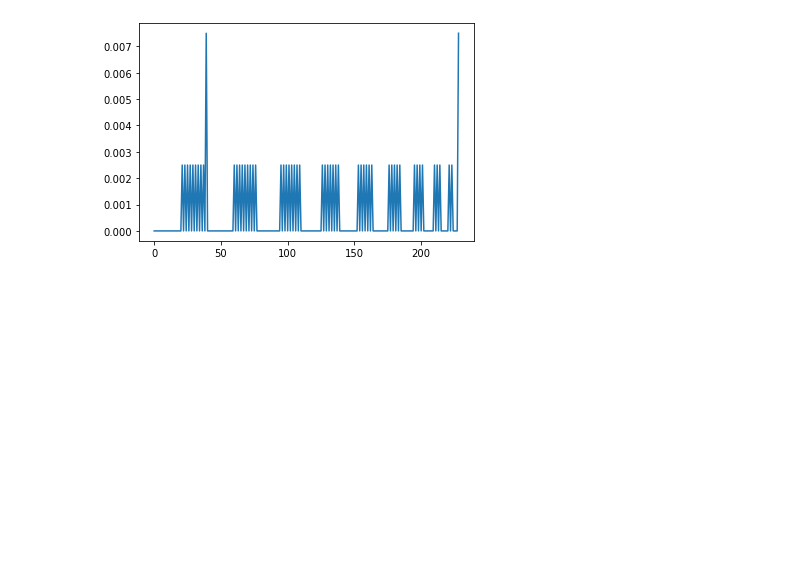
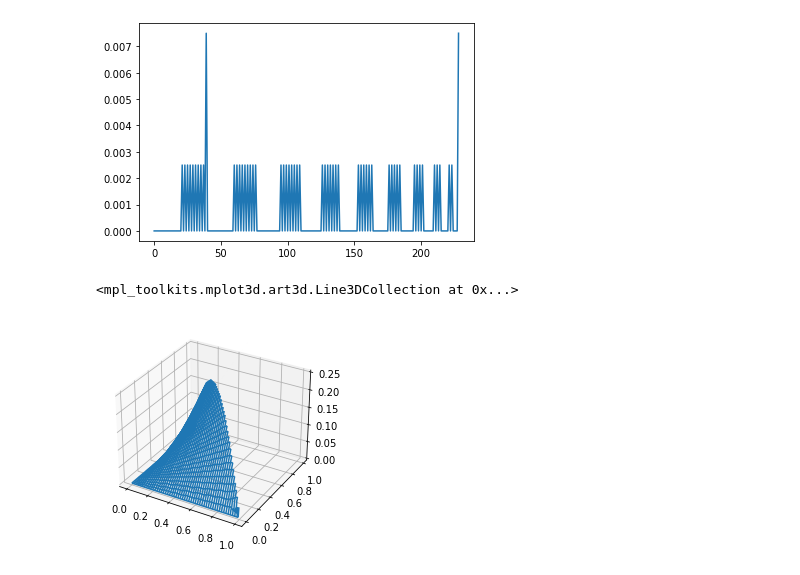
Before and after one commit to dvapan/picewise_linear_conditions, a Jupyter notebook: 2021-03-03-polynom-as-difference-of-convex.ipynb, the cells around one changed output. Drawn from its saved outputs; the diff is of its cells as text; code cells hidden in the pictures; blank space fills up the shorter version.

```diff
--- a/2021-03-03-polynom-as-difference-of-convex.ipynb
+++ b/2021-03-03-polynom-as-difference-of-convex.ipynb
@@ -153,7 +156,10 @@ xs = xs[mask]
 zs = zs[mask]
 ys = np.empty(len(xs))
 
-ys = [plppd2dcc(x,z,y_cvx,y_ccv,x0,z0) for x0,z0 in zip(xs,zs)]
+ys = []
+lst = list(zip(xs,zs))
+for x0,z0 in tqdm(lst):
+    ys.append(plppd2dcc(x,z,y_cvx,y_ccv,x0,z0))
 ys = np.array(ys)
 
 xs = np.arange(xa, xb, test_step, dtype=np.double)
@@ -161,10 +167,3 @@ zs = np.arange(za, zb, test_step, dtype=np.double)
 xs,zs = np.meshgrid(xs, zs)
 yy = np.empty_like(xs)
 mask = xs+zs <= 1
-
-yy[xs+zs > 1] = None
-yy[mask] = ys
-fig = plt.figure()
-ax = fig.add_subplot(111, projection='3d')
-
-ax.plot_wireframe(xs, zs, yy)
@@ -180,3 +185,35 @@ plt.plot(d)
 # %% [output]
 [<matplotlib.lines.Line2D at 0x...>]
 [figure]
+# %%
+test_step = grid_step/10.
+xs = np.arange(xa, xb, test_step, dtype=np.double)
+zs = np.arange(za, zb, test_step, dtype=np.double)
+xs,zs = np.meshgrid(xs, zs)
+
+mask = xs+zs <= 1
+xs = xs[mask]
+zs = zs[mask]
+ys = np.empty(len(xs))
+
+ys = []
+lst = list(zip(xs,zs))
+for x0,z0 in tqdm(lst):
+    ys.append(plppd2dcc(x,z,y_cvx,y_ccv,x0,z0))
+ys = np.array(ys)
+
+xs = np.arange(xa, xb, test_step, dtype=np.double)
+zs = np.arange(za, zb, test_step, dtype=np.double)
+xs,zs = np.meshgrid(xs, zs)
+yy = np.empty_like(xs)
+mask = xs+zs <= 1
+
+yy[xs+zs > 1] = None
+yy[mask] = ys
+fig = plt.figure()
+ax = fig.add_subplot(111, projection='3d')
+
+ax.plot_wireframe(xs, zs, yy)
+# %% [output]
+<mpl_toolkits.mplot3d.art3d.Line3DCollection at 0x...>
+[figure, added]
```
Also changed, not shown: parts of 5 cells of this notebook.
